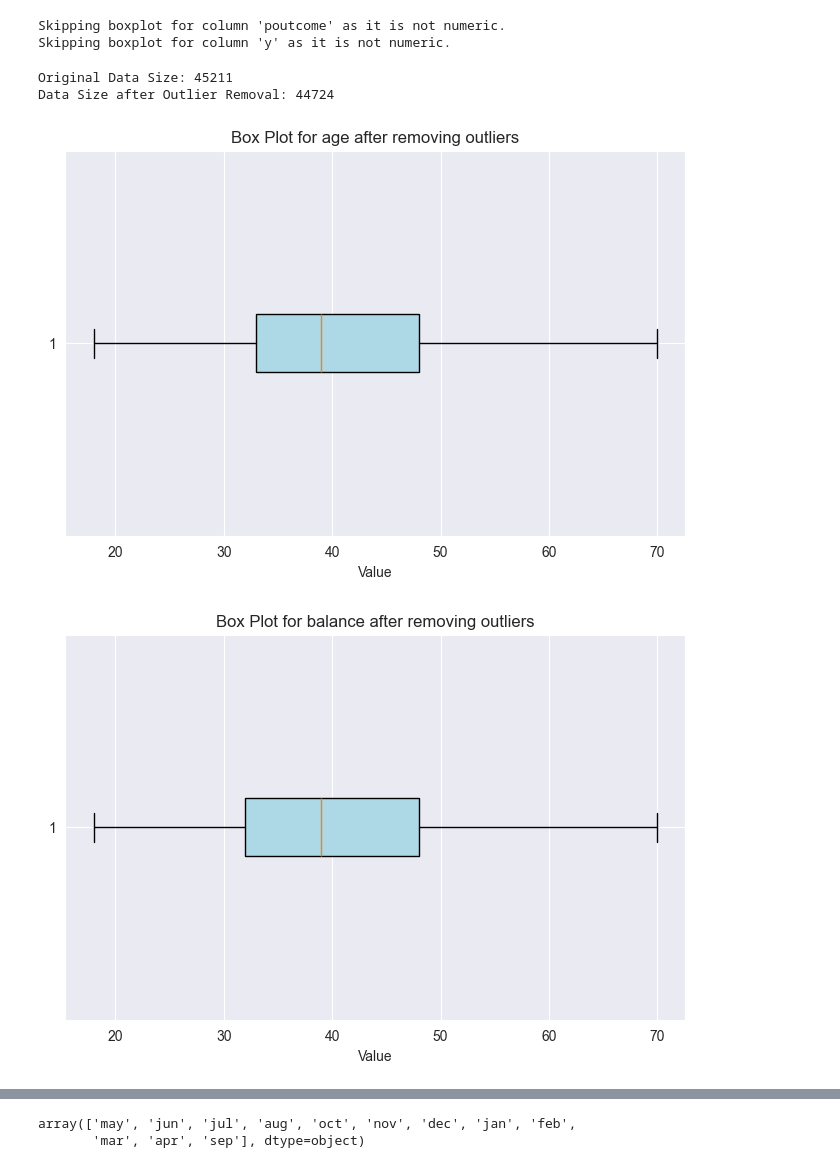
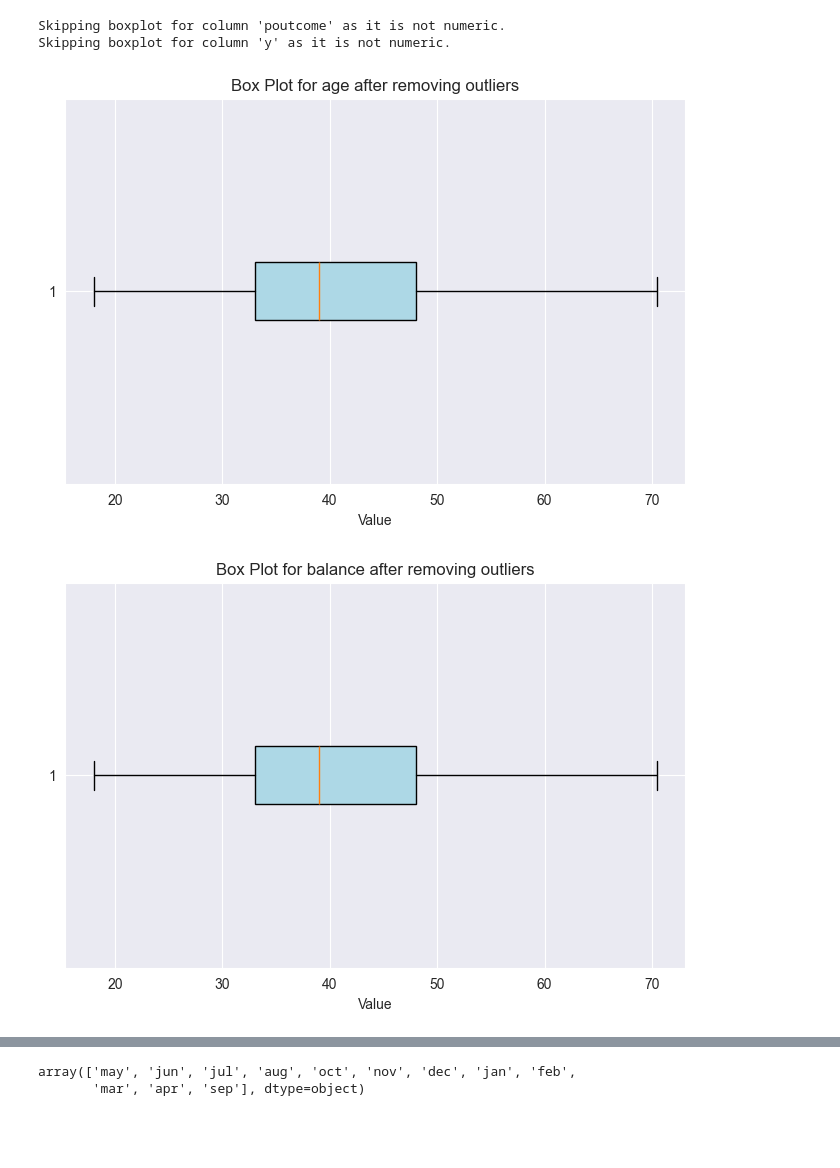
Before and after one commit to BinaraMendis7/Machine-learning, a Jupyter notebook: Mlcw.ipynb, the cells around one changed output, grey strips where cells are left out. Cells and saved outputs as stored; diff of their text form; code cells hidden in the pictures; blank space fills up the shorter version.

```diff
--- a/Mlcw.ipynb
+++ b/Mlcw.ipynb
@@ -121,56 +121,54 @@ Skipping boxplot for column 'month' as it is not numeric.
 Skipping boxplot for column 'poutcome' as it is not numeric.
 Skipping boxplot for column 'y' as it is not numeric.
 # %%
+# Calculate IQR thresholds
 Q1 = df['age'].quantile(0.25)
 Q3 = df['age'].quantile(0.75)
 IQR = Q3 - Q1
 
-# Calculate bounds
 lower_bound = Q1 - 1.5 * IQR
 upper_bound = Q3 + 1.5 * IQR
 
-# Remove outliers
-df_no_outliers = df[(df['age'] >= lower_bound) & (df['age'] <= upper_bound)]
-
-print("Original Data Size:", len(df))
-print("Data Size after Outlier Removal:", len(df_no_outliers))
+# Cap values
+df['age'] = df['age'].clip(lower=lower_bound, upper=upper_bound)
-# %% [output]
-Original Data Size: 45211
-Data Size after Outlier Removal: 44724
 # %%
-Q1=df['balance'].quantile(0.25)
-Q3=df['balance'].quantile(0.75)
+# Calculate IQR thresholds
+Q1 = df['balance'].quantile(0.25)
+Q3 = df['balance'].quantile(0.75)
 IQR = Q3 - Q1
 
 lower_bound = Q1 - 1.5 * IQR
 upper_bound = Q3 + 1.5 * IQR
 
-df_no_outliers_balance=df_no_outliers[(df_no_outliers['balance'] >= lower_bound) & (df_no_outliers['balance'] <= upper_bound)]
+# Cap values
+df['balance'] = df['balance'].clip(lower=lower_bound, upper=upper_bound)
 # %%
-Q1=df['campaign'].quantile(0.25)
-Q3=df['campaign'].quantile(0.75)
+# Calculate IQR thresholds
+Q1 = df['campaign'].quantile(0.25)
+Q3 = df['campaign'].quantile(0.75)
+IQR = Q3 - Q1
 
-IQR=Q3 - Q1
-lower_bound=Q1 - 1.5 * IQR
-upper_bound=Q3 + 1.5 * IQR
+lower_bound = Q1 - 1.5 * IQR
+upper_bound = Q3 + 1.5 * IQR
 
-df_no_outliers_campaign=df_no_outliers_balance[(df_no_outliers_balance['balance'] >= lower_bound) & (df_no_outliers_balance['balance'] <= upper_bound)]
+# Cap values
+df['campaign'] = df['campaign'].clip(lower=lower_bound, upper=upper_bound)
 # %%
 plt.figure(figsize=(8, 5))
-plt.boxplot(df_no_outliers['age'], vert=False, patch_artist=True, boxprops=dict(facecolor="lightblue"))
+plt.boxplot(df['age'], vert=False, patch_artist=True, boxprops=dict(facecolor="lightblue"))
 plt.title("Box Plot for age after removing outliers")
 plt.xlabel("Value")
 plt.show()
 plt.figure(figsize=(8, 5))
-plt.boxplot(df_no_outliers_balance['age'], vert=False, patch_artist=True, boxprops=dict(facecolor="lightblue"))
+plt.boxplot(df['age'], vert=False, patch_artist=True, boxprops=dict(facecolor="lightblue"))
 plt.title("Box Plot for balance after removing outliers")
 plt.xlabel("Value")
 plt.show()
 plt.figure(figsize=(8, 5))
-plt.boxplot(df_no_outliers_campaign['campaign'], vert=False, patch_artist=True, boxprops=dict(facecolor="lightblue"))
+plt.boxplot(df['campaign'], vert=False, patch_artist=True, boxprops=dict(facecolor="lightblue"))
 plt.title("Box Plot for campaign after removing outliers")
 plt.xlabel("Value")
 plt.show()
 # %% [output]
-[figure, old version]
+[figure, new version]
-[figure, old version]
+[figure, new version]
```
Also changed, not shown: parts of 20 cells of this notebook.
